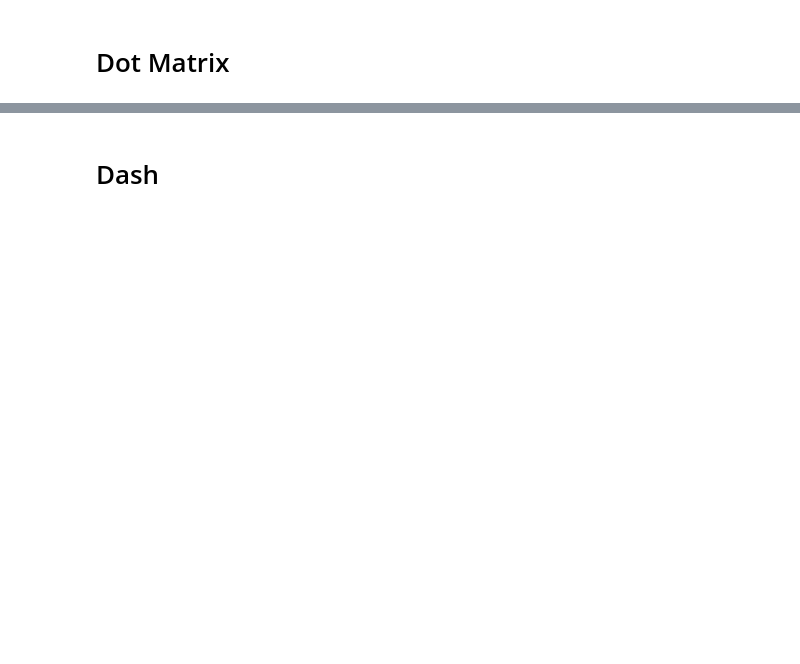
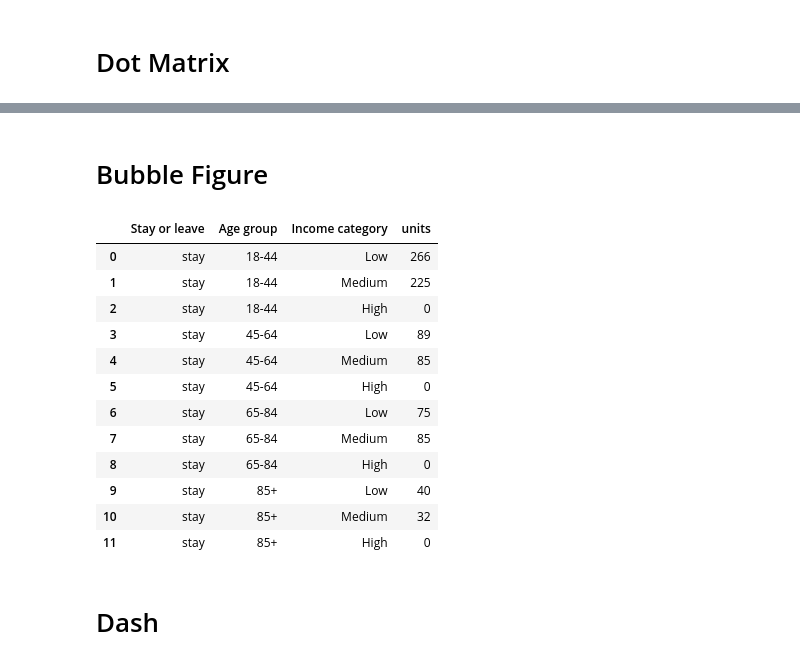
Before and after one commit to Shai2u/BatYamNY, a Jupyter notebook: population_simulation.ipynb, the cells around one changed output, grey strips where cells are left out. Cells and saved outputs as stored; diff of their text form; code cells hidden in the pictures; blank space fills up the shorter version.

```diff
--- a/population_simulation.ipynb
+++ b/population_simulation.ipynb
@@ -74,3 +121,9 @@ cartoUrl = 'http://basemaps.cartocdn.com/light_all/{z}/{x}/{y}.png'
+# %%
+incomeDict = {9000:'Low',19500:'Medium', 1000000:'High'}
+agents_track_status['income_cat'] = pd.cut(agents_track_status['income'], [0,9000,19500,1000000],right=True, labels=['Low','Medium','High'],ordered=True)
+
+agents_track_status.loc[agents_track_status['rent']==1,'rent_own']='Rent'
+agents_track_status.loc[agents_track_status['rent']==0,'rent_own']='Own'
 # %% [markdown]
 ## Pre-processing
 # %%
@@ -312,0 +853,22 @@ construction_typo_graph
+# %%
+
+year_makrs = [year for year in np.arange(2015,2031,0.5)]
+years_with_q2_makrs = []
+for year in year_makrs:
+    d = pd.to_datetime(f'{int(year)}-07-01')
+    if year % 1 == 0:
+        d = pd.to_datetime(f'{int(year)}-01-01')
+    years_with_q2_makrs.append(d)
+
+d = pd.to_datetime('2015-01-01')
+bldgs  = simulatedBldgsGdf[(simulatedBldgsGdf['start_date']< d ) & (simulatedBldgsGdf['end_date']> d )].copy().reset_index(drop=True)
+bldgs1 = bldgs.copy()
+agents_synced_buildings_to_date = pd.merge(agents_track_status,bldgs1[['project_nu','status','start_date']],left_on=['ProjNumber','bld_status'], right_on=['project_nu','status'])
+agents_synced_buildings_to_date_stay_new = agents_synced_buildings_to_date[agents_synced_buildings_to_date['status_x']!='Leave'].drop_duplicates().reset_index(drop=True)
+
+age_grown1 = d.year-years_with_q2_makrs[0].year
+agents_synced_buildings_to_date_stay_new.loc[agents_synced_buildings_to_date_stay_new['status_x']=='stay','age'] = agents_synced_buildings_to_date_stay_new.loc[agents_synced_buildings_to_date_stay_new['status_x']=='stay','age'] + age_grown1
+agents_synced_buildings_to_date_stay_new.loc[agents_synced_buildings_to_date_stay_new['status_x']=='New Comers','age'] = agents_synced_buildings_to_date_stay_new.loc[agents_synced_buildings_to_date_stay_new['status_x']=='New Comers'].apply(lambda p: p['age'] + (d.year - p['start_date'].year),axis=1)
+
+agents_synced_buildings_to_date_stay_new['age_group'] = pd.cut(agents_synced_buildings_to_date_stay_new['age'], [0,44,64,84,130],right=True, labels=["18-44", "45-64", "65-84", "85+"],ordered=True)
+agents_stay_age_income =agents_synced_buildings_to_date_stay_new[['status_x','age_group','income_cat']].reset_index(drop=True).rename(columns={'status_x':'Stay or leave','age_group':'Age group','income_cat':'Income category'})
@@ -312,0 +877,2 @@ construction_typo_graph
+# %% [markdown]
+# Bubble Figure
@@ -313,2 +959,18 @@ construction_typo_graph
+# %%
+agents_stay_age_income_ref
+# %% [output]
+|  | Stay or leave | Age group | Income category | units |
+| 0 | stay | 18-44 | Low | 266 |
+| 1 | stay | 18-44 | Medium | 225 |
+| 2 | stay | 18-44 | High | 0 |
+| 3 | stay | 45-64 | Low | 89 |
+| 4 | stay | 45-64 | Medium | 85 |
+| 5 | stay | 45-64 | High | 0 |
+| 6 | stay | 65-84 | Low | 75 |
+| 7 | stay | 65-84 | Medium | 85 |
+| 8 | stay | 65-84 | High | 0 |
+| 9 | stay | 85+ | Low | 40 |
+| 10 | stay | 85+ | Medium | 32 |
+| 11 | stay | 85+ | High | 0 |
 # %% [markdown]
 # Dash
```
Also changed, not shown: parts of 109 cells of this notebook.
